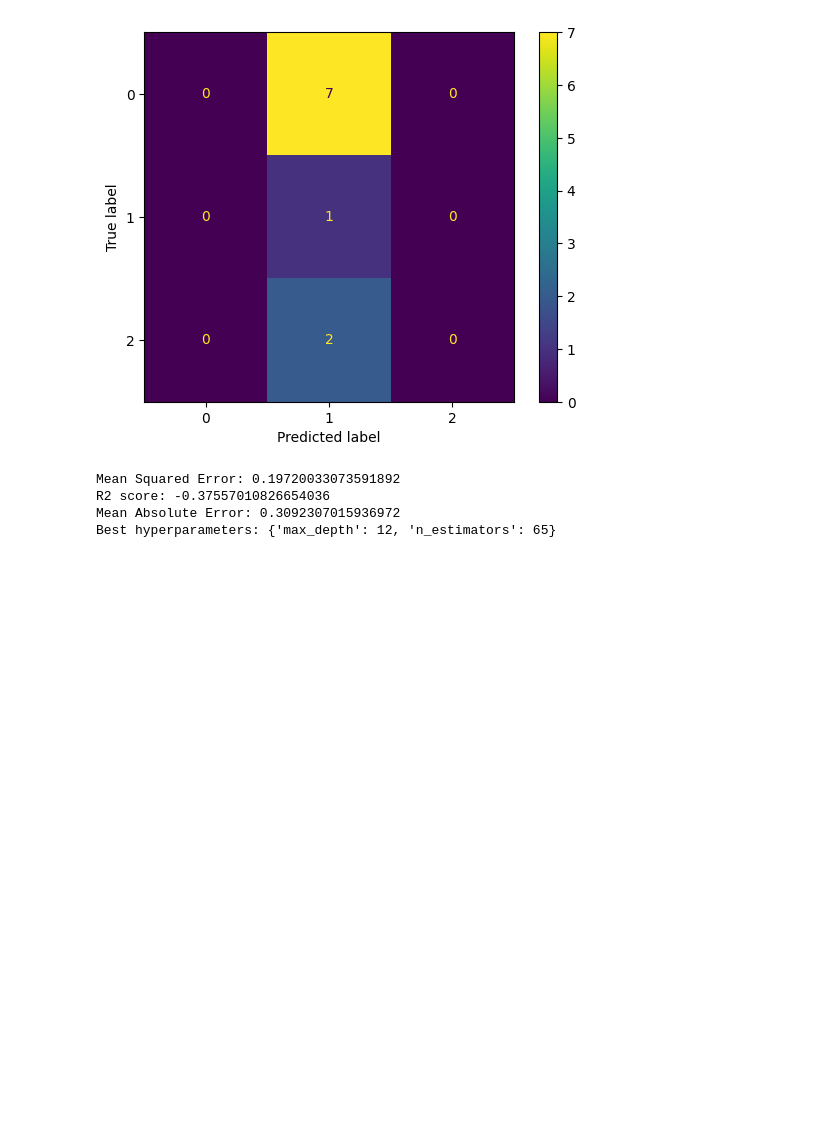
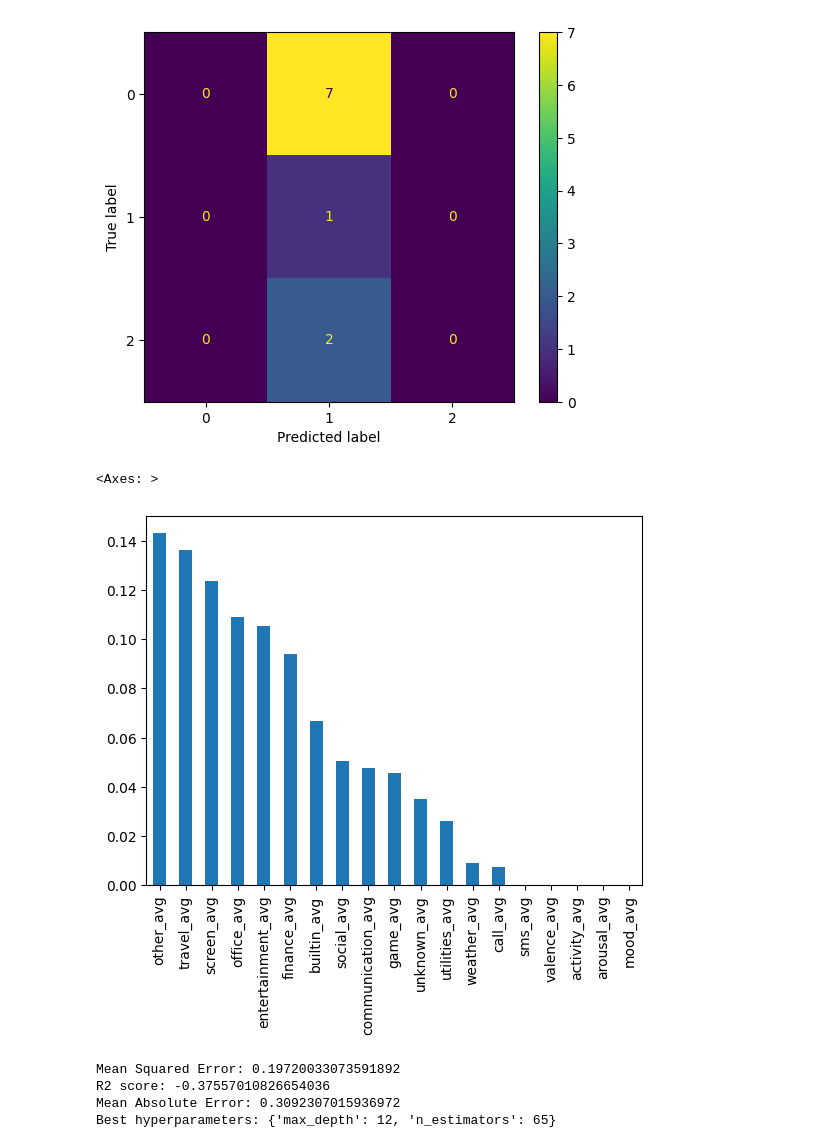
Before and after one commit to Zainab-am/Data-Mining-For-The-Girls, a Jupyter notebook: randomforest.ipynb, the cells around one changed output. Drawn from its saved outputs; the diff is of its cells as text; code cells hidden in the pictures; blank space fills up the shorter version.

Commit message:
Inclusief de feature importance

```diff
--- a/randomforest.ipynb
+++ b/randomforest.ipynb
@@ -80,6 +80,15 @@ Best hyperparameters: {'max_depth': 15, 'n_estimators': 496}
    macro avg       0.03      0.33      0.06        10
 weighted avg       0.01      0.10      0.02        10
 [figure]
+# %%
+# feature importances
+feature_importances = pd.Series(best_rf_classifier.feature_importances_, index=X_train.columns).sort_values(ascending=False)
+
+# Plot a simple bar chart
+feature_importances.plot.bar()
+# %% [output]
+<Axes: >
+[figure, added]
 # %%
 #random forest regression
 instance_based_df = pd.read_csv("data_new/instance_based_df.csv")
```
Also changed, not shown: parts of 1 cell of this notebook.
